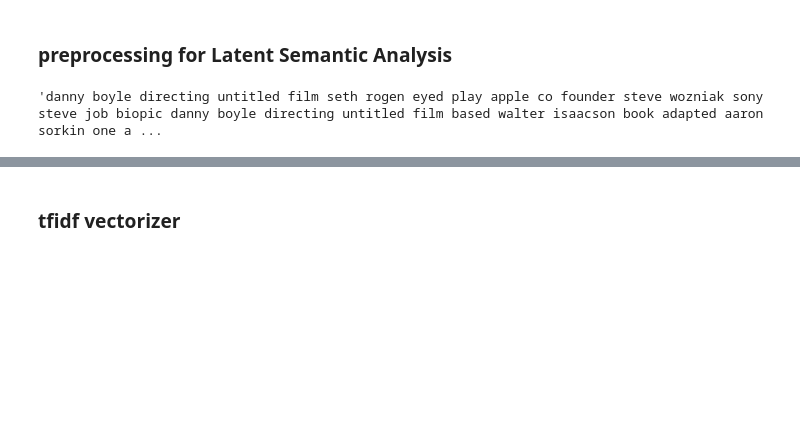
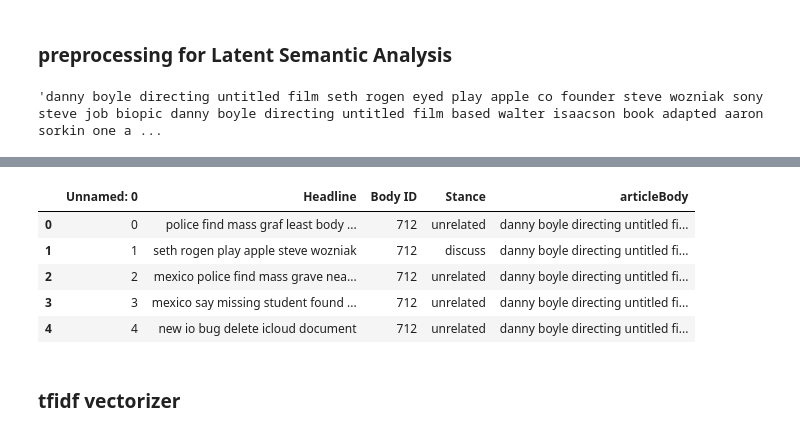
Before and after one commit to hscodes/Capstone, a Jupyter notebook: Capstone.ipynb, the cells around one changed output, grey strips where cells are left out. Drawn from its saved outputs; the diff is of its cells as text; code cells hidden in the pictures; blank space fills up the shorter version.

```diff
--- a/Capstone.ipynb
+++ b/Capstone.ipynb
@@ -519,5 +519,16 @@ df_all.head()
 # %%
 df_all.to_csv('./preprocessed.csv')
+# %%
+df_all = pd.read_csv('./preprocessed.csv')
+# %%
+df_all.head()
+# %% [output]
+|  | Unnamed: 0 | Headline | Body ID | Stance | articleBody |
+| 0 | 0 | police find mass graf least body ... | 712 | unrelated | danny boyle directing untitled fi... |
+| 1 | 1 | seth rogen play apple steve wozniak | 712 | discuss | danny boyle directing untitled fi... |
+| 2 | 2 | mexico police find mass grave nea... | 712 | unrelated | danny boyle directing untitled fi... |
+| 3 | 3 | mexico say missing student found ... | 712 | unrelated | danny boyle directing untitled fi... |
+| 4 | 4 | new io bug delete icloud document | 712 | unrelated | danny boyle directing untitled fi... |
 # %% [markdown]
 ### tfidf vectorizer
 # %%
```
Also changed, not shown: parts of 54 cells of this notebook.
